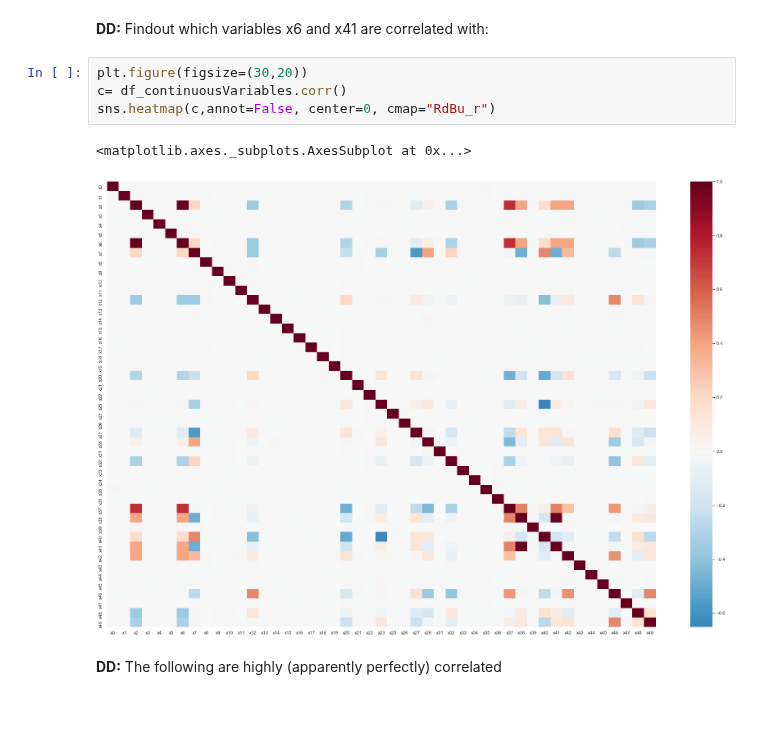
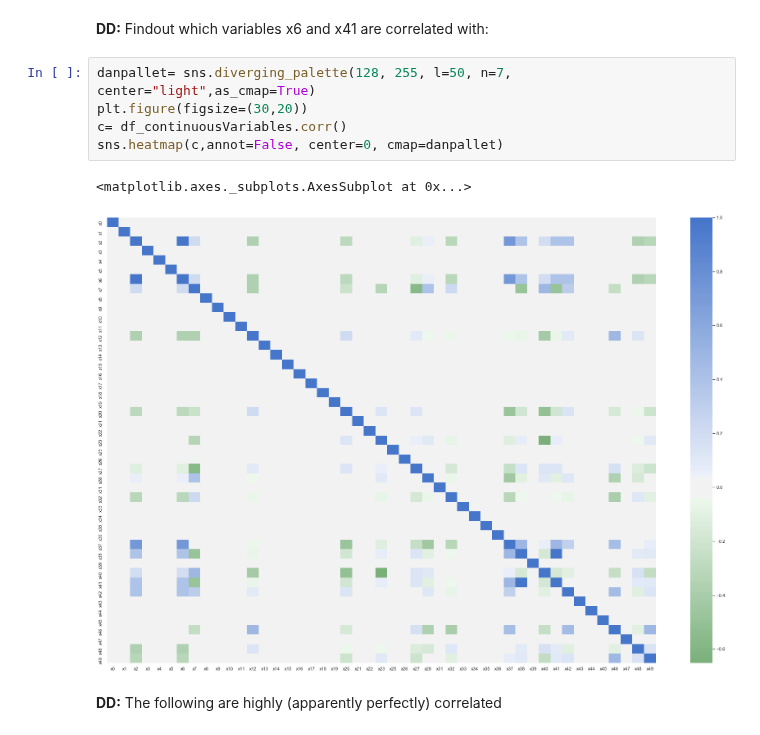
Before and after one commit to davxdan/Quantifying-The-World, a Jupyter notebook: Final/lJiang_kRollins_dDavieauCaseStudyQTWFinal.ipynb, the cells around one changed output. Drawn from its saved outputs; the diff is of its cells as text.

```diff
--- a/Final/lJiang_kRollins_dDavieauCaseStudyQTWFinal.ipynb
+++ b/Final/lJiang_kRollins_dDavieauCaseStudyQTWFinal.ipynb
@@ -87,12 +87,13 @@ dropme_correlated
 # %% [markdown]
 __DD:__ Findout which variables x6 and x41 are correlated with:
 # %%
+danpallet= sns.diverging_palette(128, 255, l=50, n=7, center="light",as_cmap=True)
 plt.figure(figsize=(30,20))
 c= df_continuousVariables.corr()
-sns.heatmap(c,annot=False, center=0, cmap="RdBu_r")
+sns.heatmap(c,annot=False, center=0, cmap=danpallet)
 # %% [output]
 <matplotlib.axes._subplots.AxesSubplot at 0x...>
-[figure, old version]
+[figure, new version]
 # %% [markdown]
 __DD:__ The following are highly (apparently perfectly) correlated
 # %%
```
Also changed, not shown: parts of 5 cells of this notebook.
